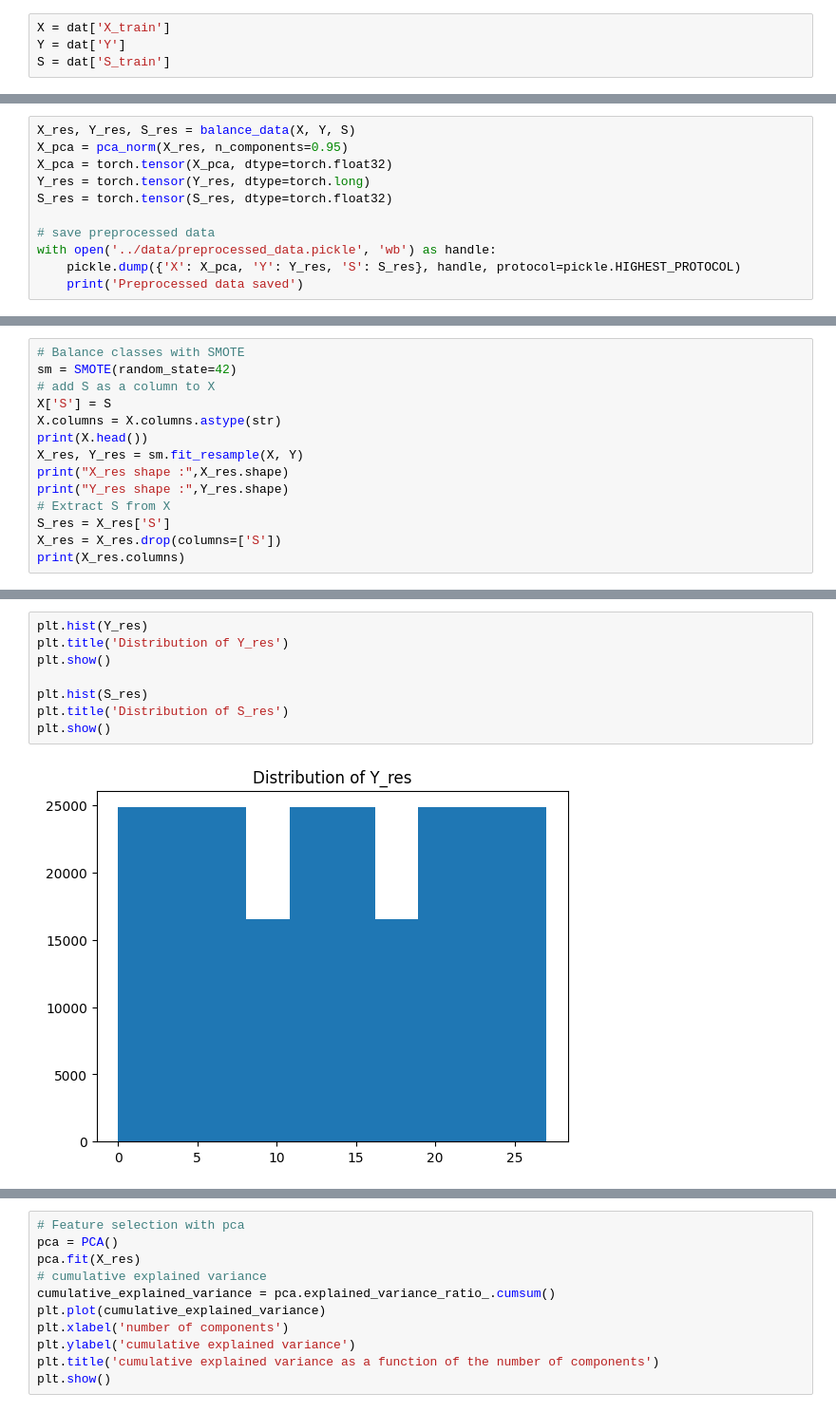
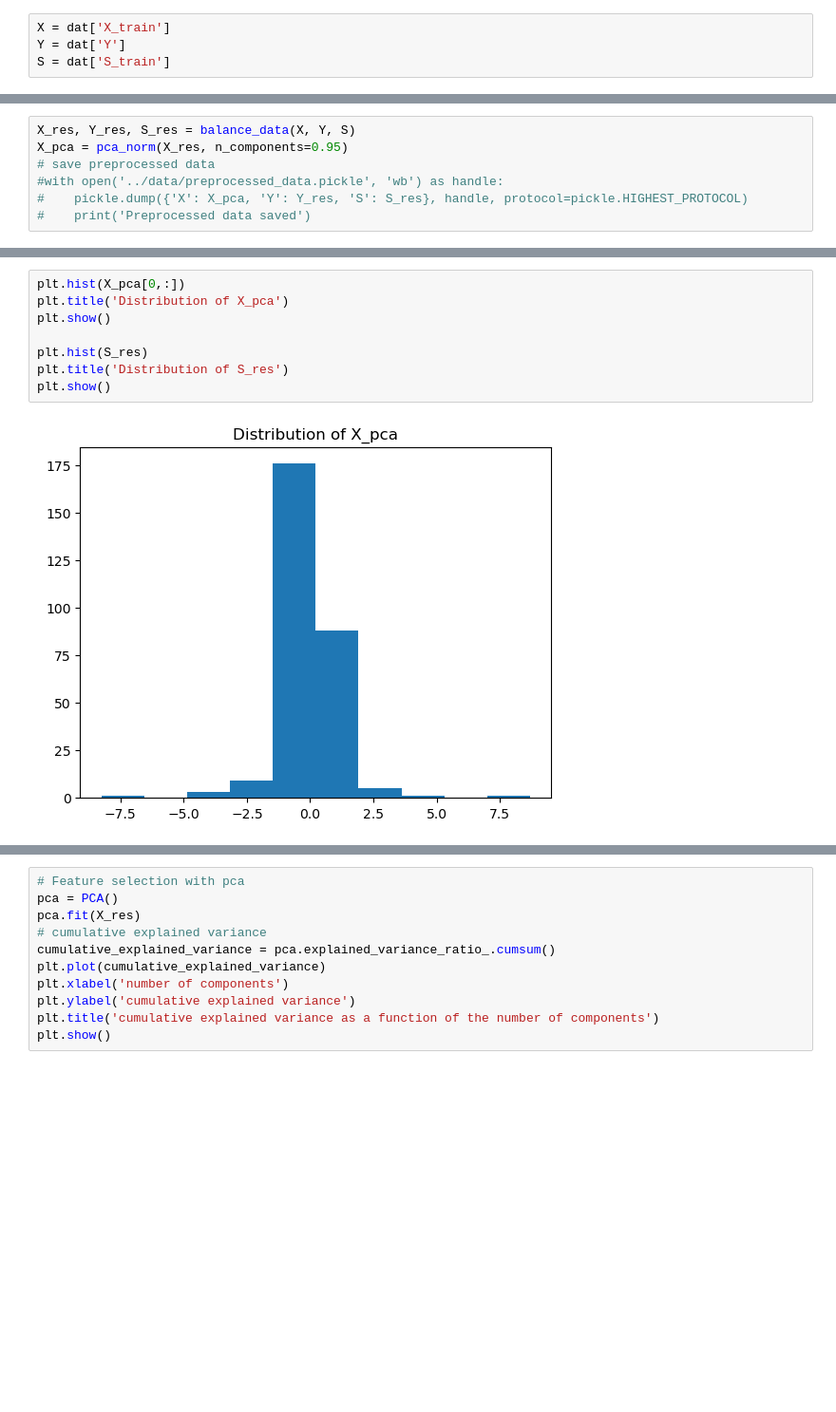
Before and after one commit to codaleks/Data_Challenge, a Jupyter notebook: notebooks/notebook.ipynb, the cells around one changed output, grey strips where cells are left out. Shown: that part at 95% size. Cells and saved outputs as stored; diff of their text form; blank space fills up the shorter version.

```diff
--- a/notebooks/notebook.ipynb
+++ b/notebooks/notebook.ipynb
@@ -24,11 +27,7 @@ S = dat['S_train']
 # %%
 X_res, Y_res, S_res = balance_data(X, Y, S)
 X_pca = pca_norm(X_res, n_components=0.95)
-X_pca = torch.tensor(X_pca, dtype=torch.float32)
-Y_res = torch.tensor(Y_res, dtype=torch.long)
-S_res = torch.tensor(S_res, dtype=torch.float32)
-
 # save preprocessed data
-with open('../data/preprocessed_data.pickle', 'wb') as handle:
-    pickle.dump({'X': X_pca, 'Y': Y_res, 'S': S_res}, handle, protocol=pickle.HIGHEST_PROTOCOL)
-    print('Preprocessed data saved')
+#with open('../data/preprocessed_data.pickle', 'wb') as handle:
+#    pickle.dump({'X': X_pca, 'Y': Y_res, 'S': S_res}, handle, protocol=pickle.HIGHEST_PROTOCOL)
+#    print('Preprocessed data saved')
@@ -134,14 +94,0 @@ plt.show()
-# %%
-# Balance classes with SMOTE
-sm = SMOTE(random_state=42)
-# add S as a column to X
-X['S'] = S
-X.columns = X.columns.astype(str)
-print(X.head())
-X_res, Y_res = sm.fit_resample(X, Y)
-print("X_res shape :",X_res.shape)
-print("Y_res shape :",Y_res.shape)
-# Extract S from X
-S_res = X_res['S']
-X_res = X_res.drop(columns=['S'])
-print(X_res.columns)
@@ -166,10 +95,10 @@ Index(['0', '1', '2', '3', '4', '5', '6', '7', '8', '9',
 # %%
-plt.hist(Y_res)
-plt.title('Distribution of Y_res')
+plt.hist(X_pca[0,:])
+plt.title('Distribution of X_pca')
 plt.show()
 
 plt.hist(S_res)
 plt.title('Distribution of S_res')
 plt.show()
 # %% [output]
-[figure, old version]
+[figure, new version]
```
Also changed, not shown: parts of 13 cells of this notebook, 1 other file.
